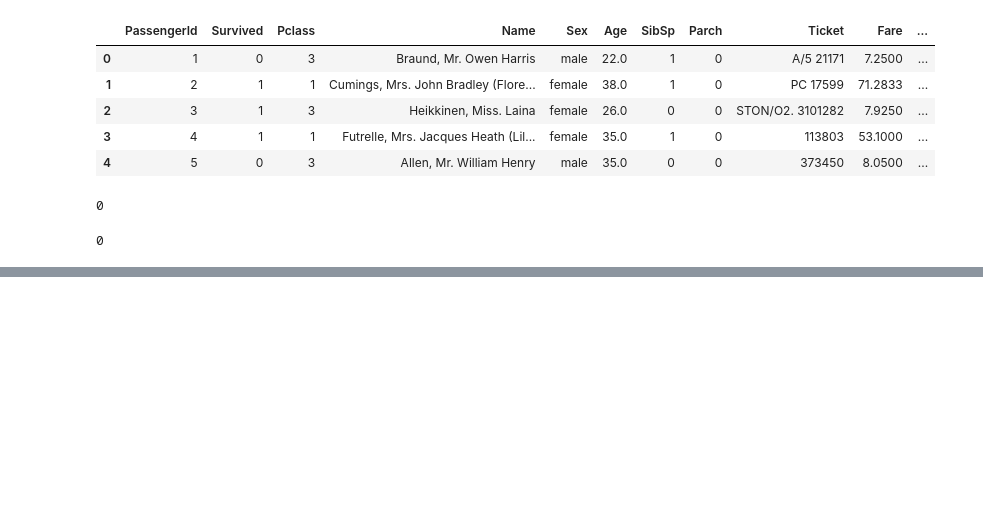
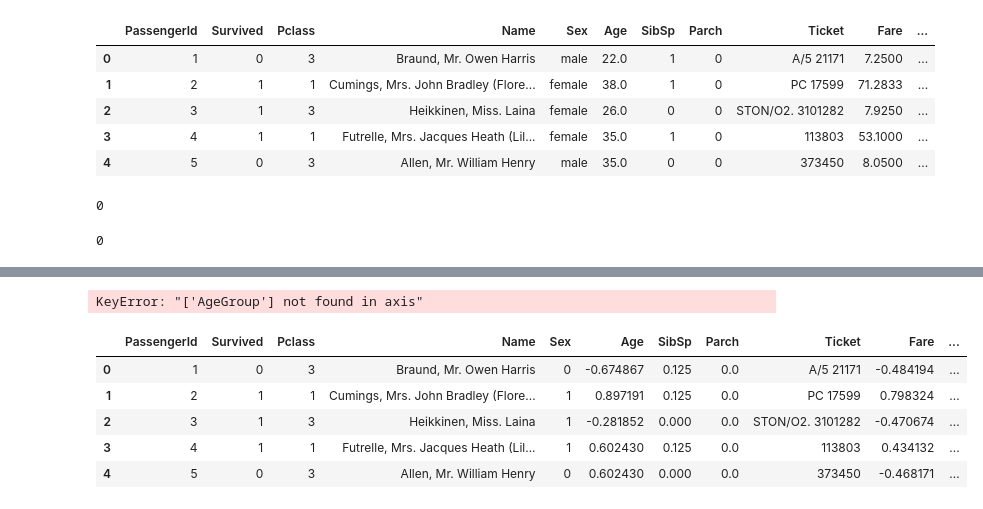
Before and after one commit to VictorBld/Bootcamp_GenAI, a Jupyter notebook: W2/D3/W2D3.ipynb, the cells around one changed output, grey strips where cells are left out. Cells and saved outputs as stored; diff of their text form; code cells hidden in the pictures; blank space fills up the shorter version.

```diff
--- a/W2/D3/W2D3.ipynb
+++ b/W2/D3/W2D3.ipynb
@@ -23,0 +381,2 @@ print(train.duplicated().sum())
+# %%
+train_filled['AgeGroup'] = pd.cut(train_filled['Age'], bins=[0, 18, 35, 60, 100], labels=['Child', 'YoungAdult', 'Adult', 'Senior'])
@@ -23,0 +389,16 @@ print(train.duplicated().sum())
+# %%
+age_dummies = pd.get_dummies(train_filled['AgeGroup'], prefix='AgeGroup')
+train_filled = pd.concat([train_filled, age_dummies], axis=1)
+# %%
+train_filled.drop('AgeGroup', axis=1, inplace=True)
+# %% [output]
+KeyError: "['AgeGroup'] not found in axis"
+# %%
+train_filled.head()
+# %% [output]
+|  | PassengerId | Survived | Pclass | Name | Sex | Age | SibSp | Parch | Ticket | Fare | ... |
+| 0 | 1 | 0 | 3 | Braund, Mr. Owen Harris | 0 | -0.674867 | 0.125 | 0.0 | A/5 21171 | -0.484194 | ... |
+| 1 | 2 | 1 | 1 | Cumings, Mrs. John Bradley (Flore... | 1 | 0.897191 | 0.125 | 0.0 | PC 17599 | 0.798324 | ... |
+| 2 | 3 | 1 | 3 | Heikkinen, Miss. Laina | 1 | -0.281852 | 0.000 | 0.0 | STON/O2. 3101282 | -0.470674 | ... |
+| 3 | 4 | 1 | 1 | Futrelle, Mrs. Jacques Heath (Lil... | 1 | 0.602430 | 0.125 | 0.0 | 113803 | 0.434132 | ... |
+| 4 | 5 | 0 | 3 | Allen, Mr. William Henry | 0 | 0.602430 | 0.000 | 0.0 | 373450 | -0.468171 | ... |
```
Also changed, not shown: parts of 25 cells of this notebook, 4 other files.
